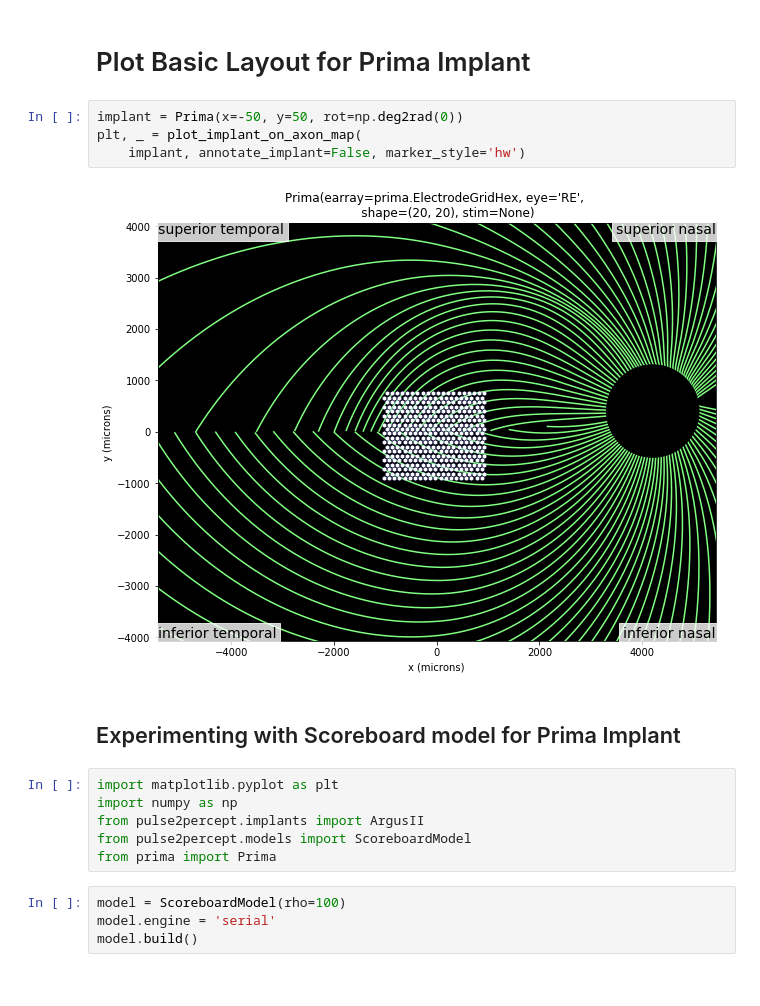
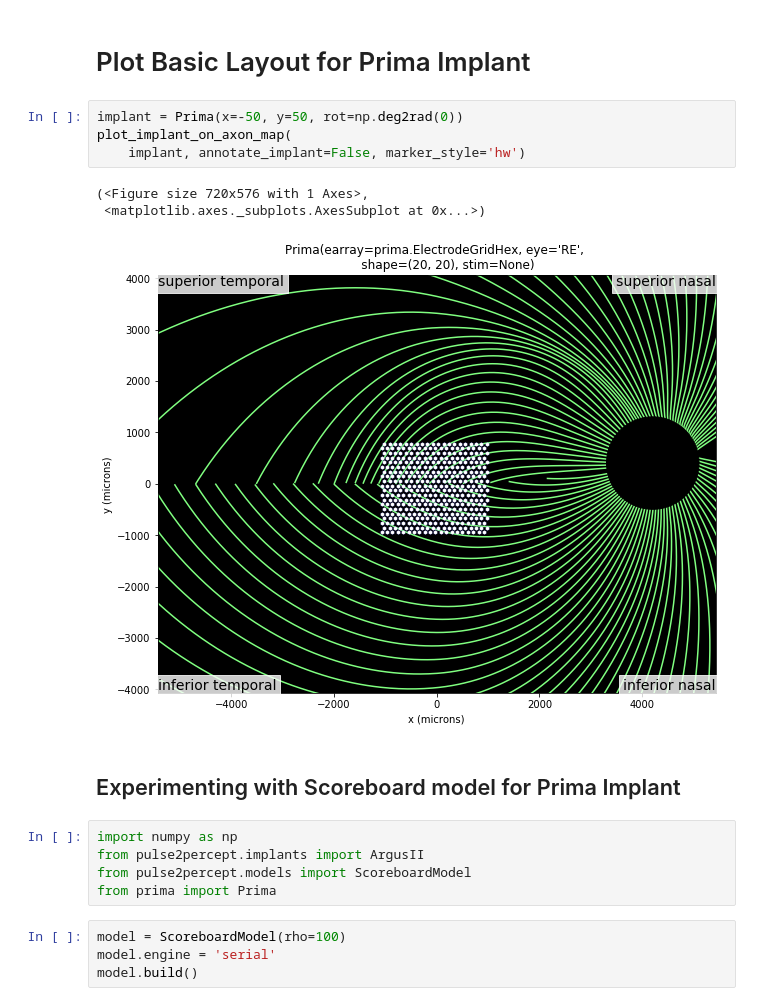
Before and after one commit to garethgeorge/prima-p2p-jupyternb, a Jupyter notebook: prima-evaluation.ipynb, the cells around one changed output. Saved outputs shown, nothing was run; the diff lists cells and outputs as text.

```diff
--- a/prima-evaluation.ipynb
+++ b/prima-evaluation.ipynb
@@ -37,14 +29,15 @@ import matplotlib.pyplot as plt
 # Plot Basic Layout for Prima Implant
 # %%
 implant = Prima(x=-50, y=50, rot=np.deg2rad(0))
-plt, _ = plot_implant_on_axon_map(
+plot_implant_on_axon_map(
     implant, annotate_implant=False, marker_style='hw')
 # %% [output]
+(<Figure size 720x576 with 1 Axes>,
+ <matplotlib.axes._subplots.AxesSubplot at 0x...>)
-[figure, old version]
+[figure, new version]
 # %% [markdown]
 ## Experimenting with Scoreboard model for Prima Implant
 # %%
-import matplotlib.pyplot as plt
 import numpy as np
 from pulse2percept.implants import ArgusII
 from pulse2percept.models import ScoreboardModel
```
Also changed, not shown: parts of 8 cells of this notebook, 1 other file.
